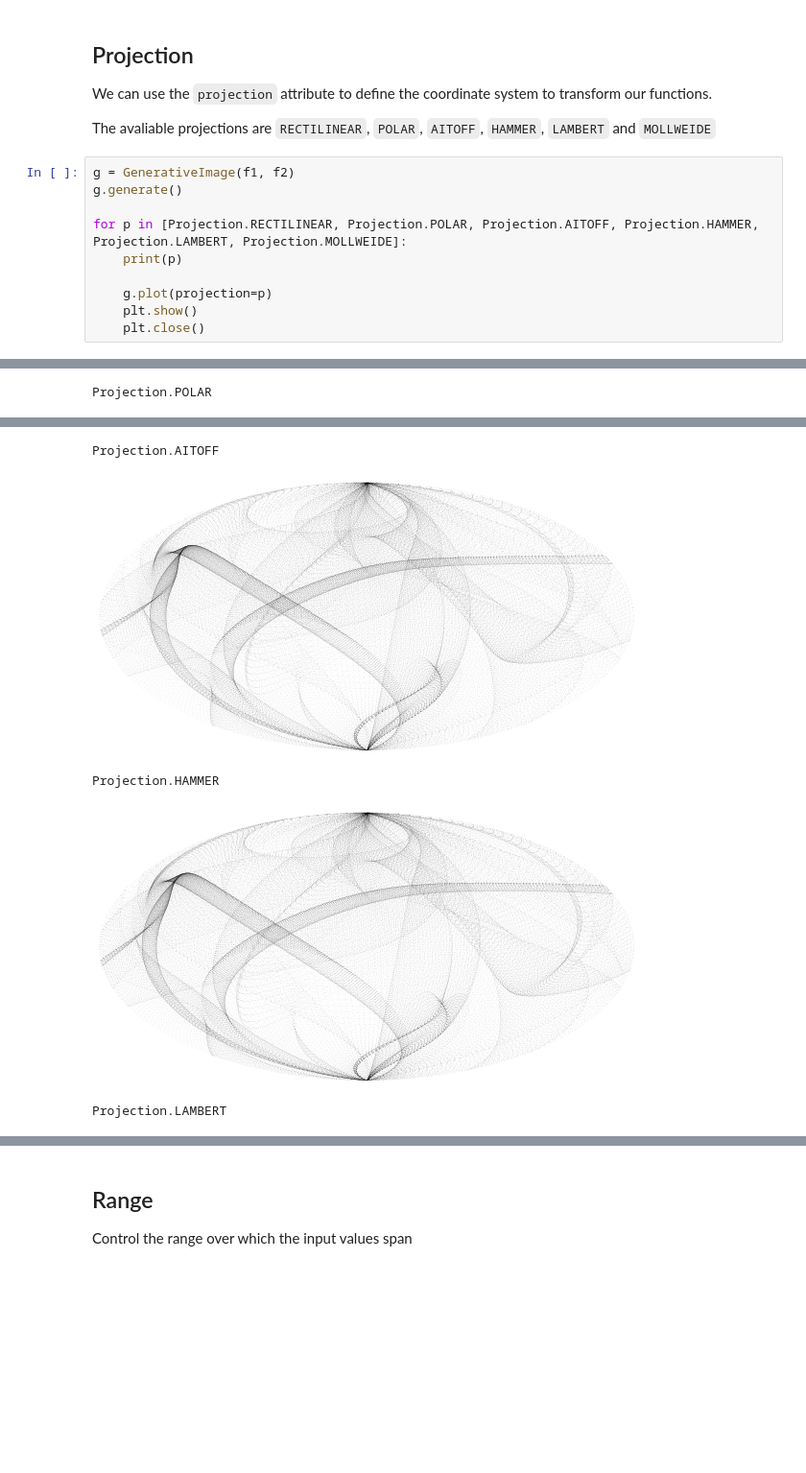
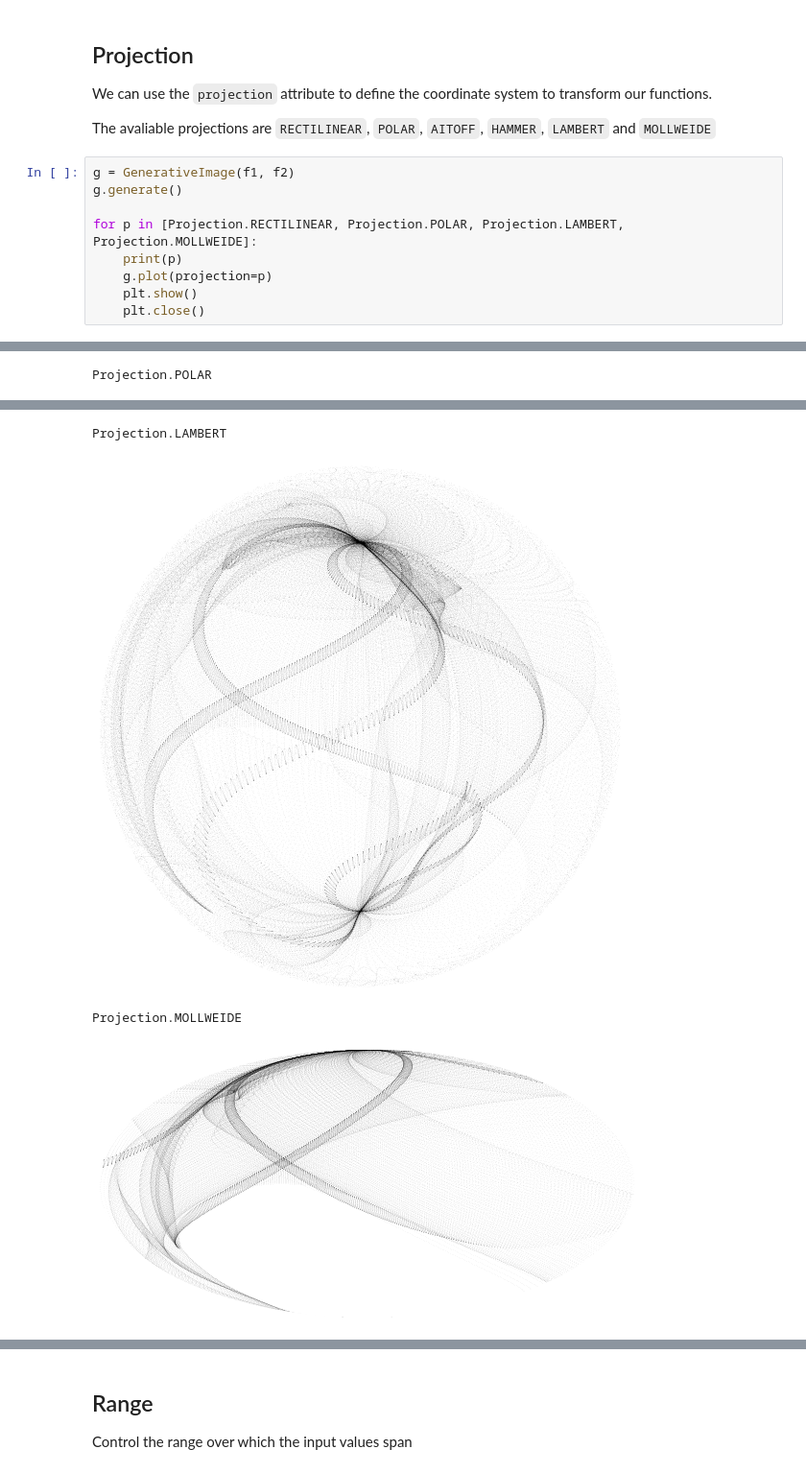
Before and after one commit to sepandhaghighi/samila, a Jupyter notebook: examples/demo.ipynb, the cells around one changed output, grey strips where cells are left out. Shown at 96% size. Drawn from its saved outputs; the diff is of its cells as text; blank space fills up the shorter version.

```diff
--- a/examples/demo.ipynb
+++ b/examples/demo.ipynb
@@ -43,9 +42,8 @@ The avaliable projections are `RECTILINEAR`, `POLAR`, `AITOFF`, `HAMMER`, `LAMBE
 g = GenerativeImage(f1, f2)
 g.generate()
 
-for p in [Projection.RECTILINEAR, Projection.POLAR, Projection.AITOFF, Projection.HAMMER, Projection.LAMBERT, Projection.MOLLWEIDE]:
+for p in [Projection.RECTILINEAR, Projection.POLAR, Projection.LAMBERT, Projection.MOLLWEIDE]:
     print(p)
-
     g.plot(projection=p)
     plt.show()
     plt.close()
@@ -57,5 +55,4 @@ Projection.POLAR
-Projection.AITOFF
+Projection.LAMBERT
-[figure, old version]
+[figure, new version]
-Projection.HAMMER
+Projection.MOLLWEIDE
-[figure, old version]
+[figure, new version]
-Projection.LAMBERT
```
Also changed, not shown: parts of 11 cells of this notebook.
